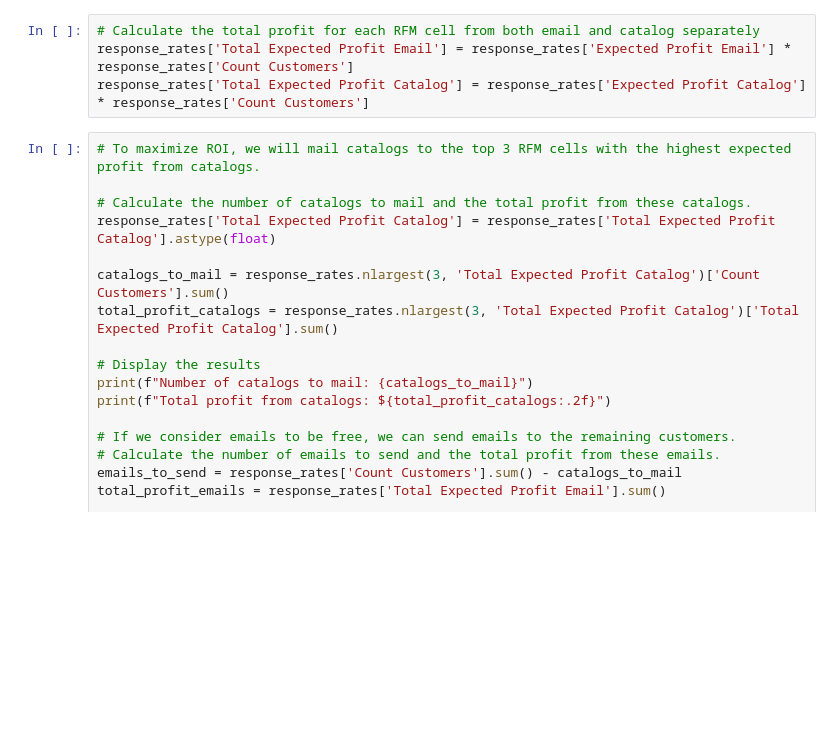
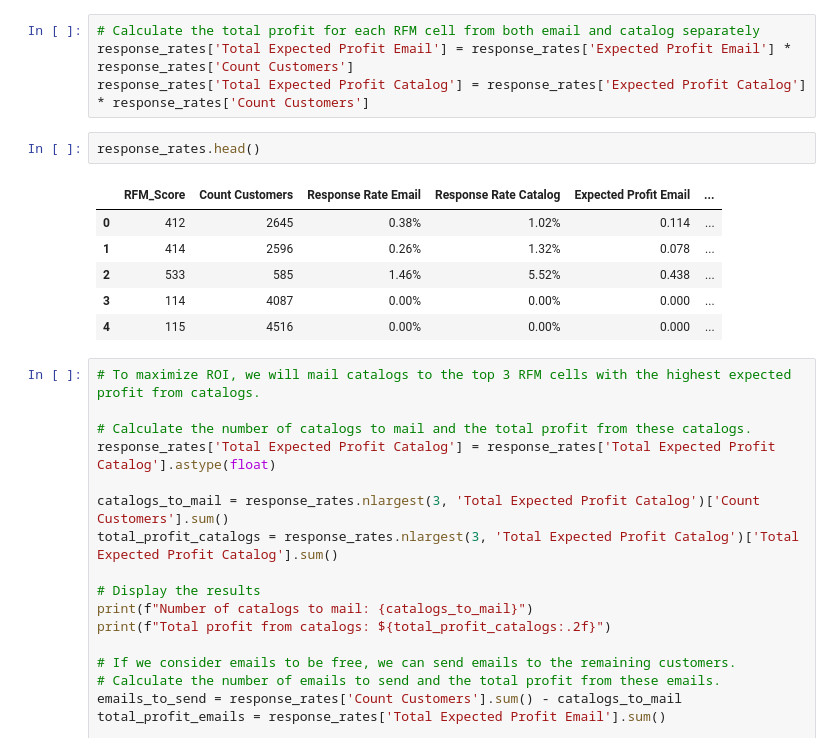
Before and after one commit to YassineOudghiri/dma-group-assignment-1, a Jupyter notebook: code.ipynb, the cells around one changed output. Saved outputs shown, nothing was run; the diff lists cells and outputs as text; blank space fills up the shorter version.

```diff
--- a/code.ipynb
+++ b/code.ipynb
@@ -632,6 +632,15 @@ response_rates['Expected Profit Catalog'] = response_rates['Response Rate Catalo
 # Calculate the total profit for each RFM cell from both email and catalog separately
 response_rates['Total Expected Profit Email'] = response_rates['Expected Profit Email'] * response_rates['Count Customers']
 response_rates['Total Expected Profit Catalog'] = response_rates['Expected Profit Catalog'] * response_rates['Count Customers']
+# %%
+response_rates.head()
+# %% [output]
+|  | RFM_Score | Count Customers | Response Rate Email | Response Rate Catalog | Expected Profit Email | ... |
+| 0 | 412 | 2645 | 0.38% | 1.02% | 0.114 | ... |
+| 1 | 414 | 2596 | 0.26% | 1.32% | 0.078 | ... |
+| 2 | 533 | 585 | 1.46% | 5.52% | 0.438 | ... |
+| 3 | 114 | 4087 | 0.00% | 0.00% | 0.000 | ... |
+| 4 | 115 | 4516 | 0.00% | 0.00% | 0.000 | ... |
 # %%
 # To maximize ROI, we will mail catalogs to the top 3 RFM cells with the highest expected profit from catalogs.
 
```
